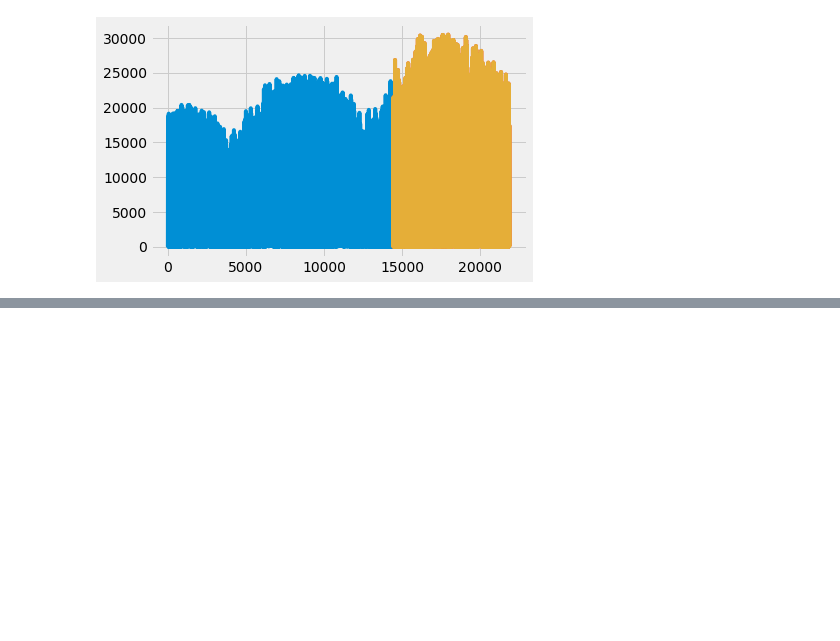
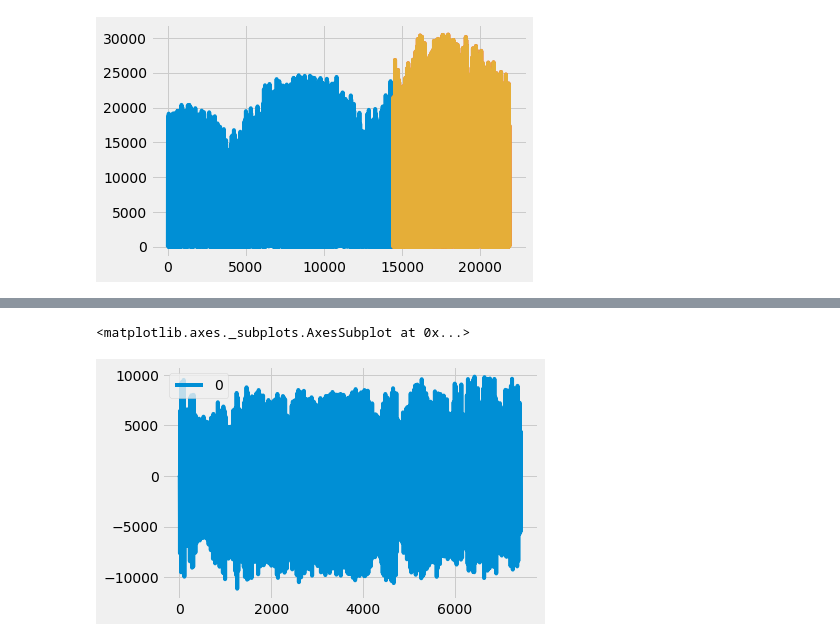
Before and after one commit to MichaelBurak/solar-data-analysis, a Jupyter notebook: solar-perhour-analysis.ipynb, the cells around one changed output, grey strips where cells are left out. Saved outputs shown, nothing was run; the diff lists cells and outputs as text; code cells hidden in the pictures; blank space fills up the shorter version.

```diff
--- a/solar-perhour-analysis.ipynb
+++ b/solar-perhour-analysis.ipynb
@@ -479,3 +472,9 @@ plt.show()
 # %% [output]
 RMSE is 3279.506203571452
 [figure]
+# %%
+#residuals
+
+resid = [y_test[i] - predictions[i] for i in range(len(predictions))]
+resid = pd.DataFrame(resid)
+resid.head()
@@ -481,0 +488,5 @@ RMSE is 3279.506203571452
+# %%
+resid.plot()
+# %% [output]
+<matplotlib.axes._subplots.AxesSubplot at 0x...>
+[figure, added]
```
Also changed, not shown: parts of 26 cells of this notebook.
